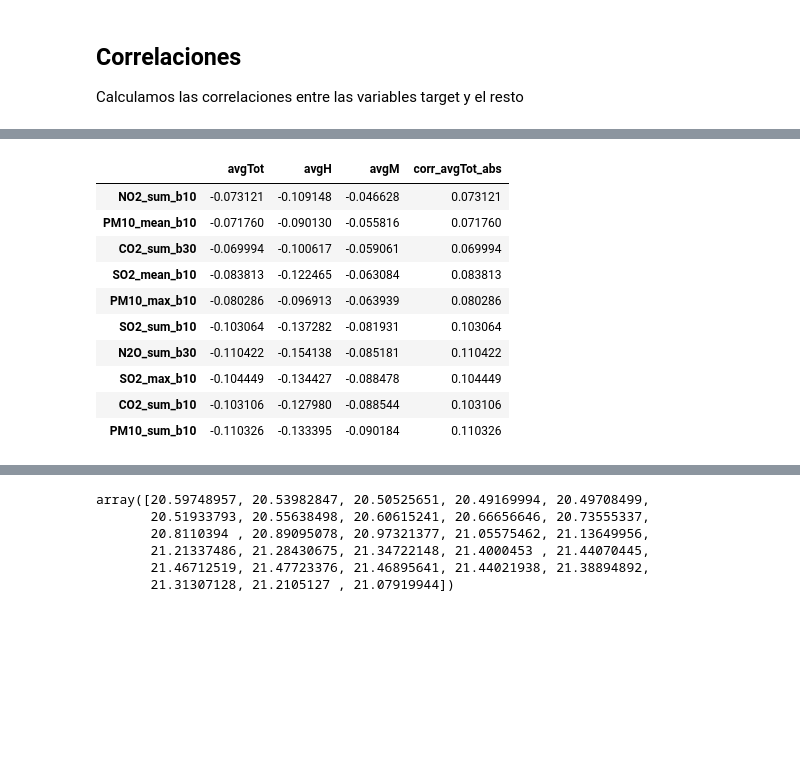
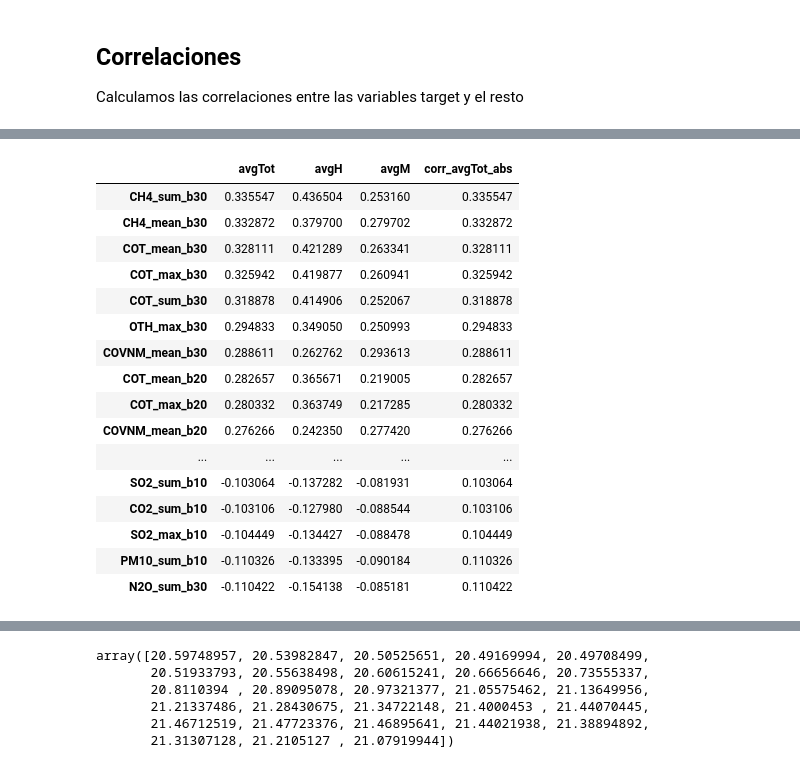
Before and after one commit to anderestebanez/Emisiones-contaminante-y-longevidad, a Jupyter notebook: resultados/Correlaciones.ipynb, the cells around one changed output, grey strips where cells are left out. Saved outputs shown, nothing was run; the diff lists cells and outputs as text; code cells hidden in the pictures; blank space fills up the shorter version.

```diff
--- a/resultados/Correlaciones.ipynb
+++ b/resultados/Correlaciones.ipynb
@@ -76,21 +74,27 @@ dtype: object
 # %%
 correlated_variables_avg = correlation_matrix.loc[exp_variables, target_variables_avg]
 correlated_variables_avg["corr_avgTot_abs"] = correlated_variables_avg["avgTot"].abs()
-correlated_variables_avg.sort_values(['avgM'],ascending=False, inplace=True)
-correlated_variables_avg.iloc[:10]
-correlated_variables_avg.iloc[-10:]
+correlated_variables_avg.sort_values(['avgTot'],ascending=False, inplace=True)
+pd.concat([correlated_variables_avg.iloc[:10],
+           correlated_variables_avg.iloc[-10:]])
 # %% [output]
 |  | avgTot | avgH | avgM | corr_avgTot_abs |
-| NO2_sum_b10 | -0.073121 | -0.109148 | -0.046628 | 0.073121 |
-| PM10_mean_b10 | -0.071760 | -0.090130 | -0.055816 | 0.071760 |
-| CO2_sum_b30 | -0.069994 | -0.100617 | -0.059061 | 0.069994 |
-| SO2_mean_b10 | -0.083813 | -0.122465 | -0.063084 | 0.083813 |
-| PM10_max_b10 | -0.080286 | -0.096913 | -0.063939 | 0.080286 |
+| CH4_sum_b30 | 0.335547 | 0.436504 | 0.253160 | 0.335547 |
+| CH4_mean_b30 | 0.332872 | 0.379700 | 0.279702 | 0.332872 |
+| COT_mean_b30 | 0.328111 | 0.421289 | 0.263341 | 0.328111 |
+| COT_max_b30 | 0.325942 | 0.419877 | 0.260941 | 0.325942 |
+| COT_sum_b30 | 0.318878 | 0.414906 | 0.252067 | 0.318878 |
+| OTH_max_b30 | 0.294833 | 0.349050 | 0.250993 | 0.294833 |
+| COVNM_mean_b30 | 0.288611 | 0.262762 | 0.293613 | 0.288611 |
+| COT_mean_b20 | 0.282657 | 0.365671 | 0.219005 | 0.282657 |
+| COT_max_b20 | 0.280332 | 0.363749 | 0.217285 | 0.280332 |
+| COVNM_mean_b20 | 0.276266 | 0.242350 | 0.277420 | 0.276266 |
+| ... | ... | ... | ... | ... |
 | SO2_sum_b10 | -0.103064 | -0.137282 | -0.081931 | 0.103064 |
+| CO2_sum_b10 | -0.103106 | -0.127980 | -0.088544 | 0.103106 |
+| SO2_max_b10 | -0.104449 | -0.134427 | -0.088478 | 0.104449 |
+| PM10_sum_b10 | -0.110326 | -0.133395 | -0.090184 | 0.110326 |
 | N2O_sum_b30 | -0.110422 | -0.154138 | -0.085181 | 0.110422 |
-| SO2_max_b10 | -0.104449 | -0.134427 | -0.088478 | 0.104449 |
-| CO2_sum_b10 | -0.103106 | -0.127980 | -0.088544 | 0.103106 |
-| PM10_sum_b10 | -0.110326 | -0.133395 | -0.090184 | 0.110326 |
 # %%
 fig, ax = plt.subplots()
 
```
Also changed, not shown: parts of 3 cells of this notebook, 1 other file.
